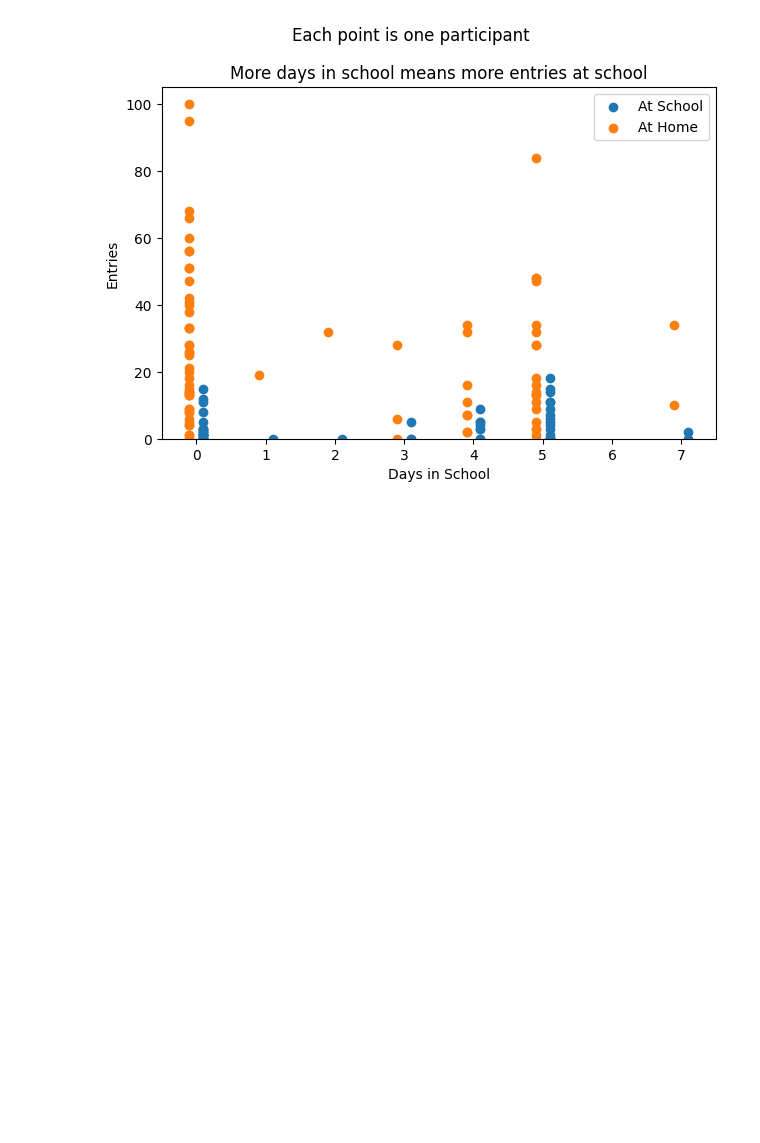
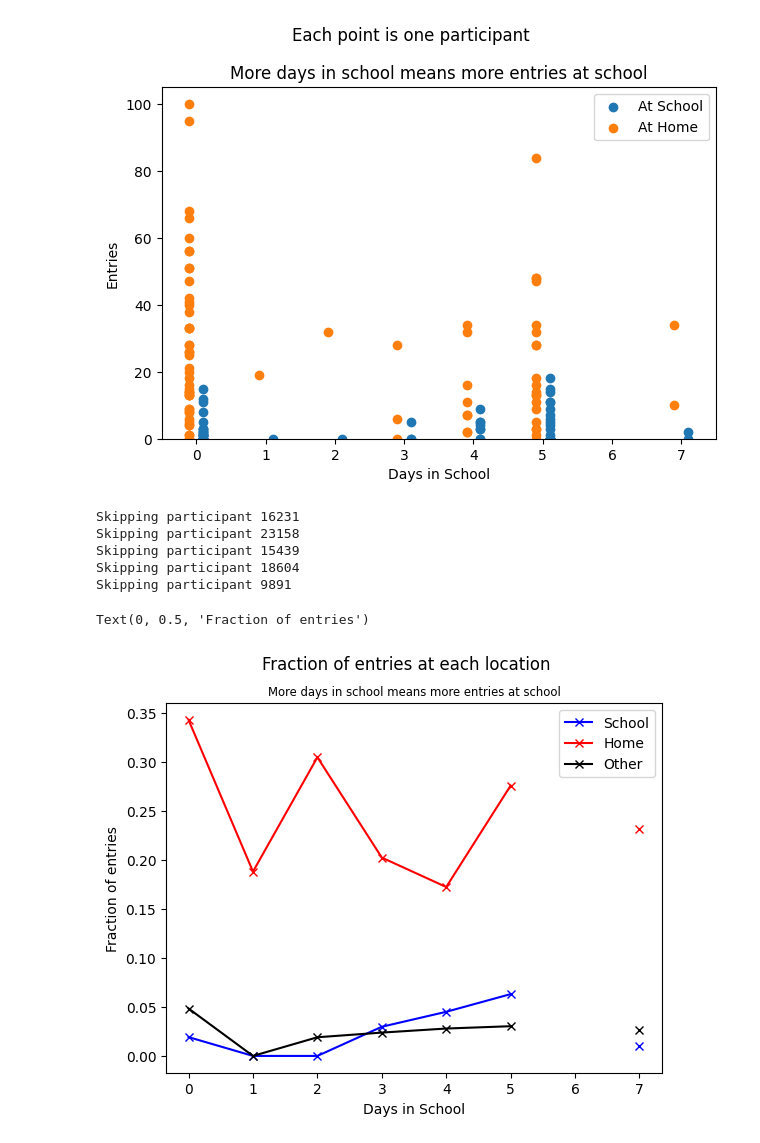
Before and after one commit to richard-lane/seaco_malaysia, a Jupyter notebook: school_status.ipynb, the cells around one changed output. Cells and saved outputs as stored; diff of their text form; code cells hidden in the pictures; blank space fills up the shorter version.

Commit message:
school notebook

```diff
--- a/school_status.ipynb
+++ b/school_status.ipynb
@@ -98,3 +108,69 @@ axis.set_title("More days in school means more entries at school")
 fig.tight_layout()
 # %% [output]
 [figure]
+# %%
+"""
+Find the fraction of entries that were at home/school/other for each participant
+
+"""
+n_school = np.zeros(8)
+n_home = np.zeros(8)
+n_other = np.zeros(8)
+n_no_response = np.zeros(8)
+n_total = np.zeros(8)
+for p_id in meal_info["p_id"].unique():
+    # Find how many days the participant spent in school
+    idx = schooldays_with_watch[p_id]
+
+    if np.isnan(idx) or idx == -99:
+        print(f"Skipping participant {p_id}")
+        continue
+
+    idx = int(idx)
+
+    # Find the total for each participant
+    df_slice = meal_info.query("p_id == @p_id")
+    n_total[idx] += len(df_slice)
+
+    # Find the total number of entries made in each location
+    n_school[idx] += (df_slice["location"] == "School").sum()
+    n_home[idx] += (df_slice["location"] == "Home").sum()
+    n_other[idx] += (df_slice["location"] == "Elsewhere").sum()
+    n_no_response[idx] += (df_slice["location"] == "No response").sum()
+
+
+assert (
+    n_total == n_school + n_home + n_other + n_no_response
+).all(), f"{n_total}, {n_school}, {n_home}, {n_other}, {n_no_response}"
+
+school_frac = n_school / n_total
+home_frac = n_home / n_total
+other_frac = n_other / n_total
+# %% [output]
+Skipping participant 16231
+Skipping participant 23158
+Skipping participant 15439
+Skipping participant 18604
+Skipping participant 9891
+# %%
+"""
+Plot the fraction of entries that were at home/school/other for each participant
+
+"""
+days_in_school = np.arange(8)
+
+fig, axis = plt.subplots()
+
+axis.plot(days_in_school, school_frac, "bx-", label="School")
+axis.plot(days_in_school, home_frac, "rx-", label="Home")
+axis.plot(days_in_school, other_frac, "kx-", label="Other")
+
+axis.legend()
+fig.suptitle("Fraction of entries at each location")
+axis.set_title("More days in school means more entries at school", fontsize="small")
+
+axis.set_xlabel("Days in School")
+axis.set_ylabel("Fraction of entries")
+# %% [output]
+Text(0, 0.5, 'Fraction of entries')
+[figure, added]
```
Also changed, not shown: parts of 6 cells of this notebook, 1 other file.
